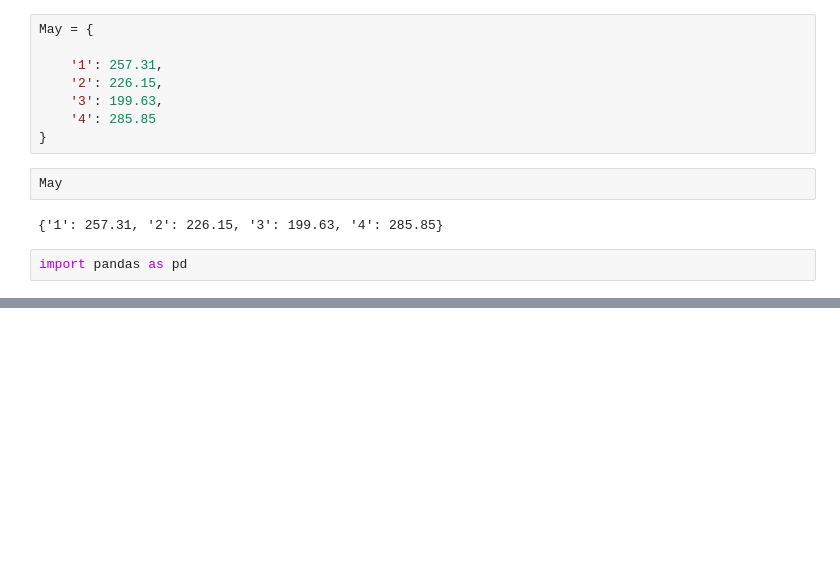
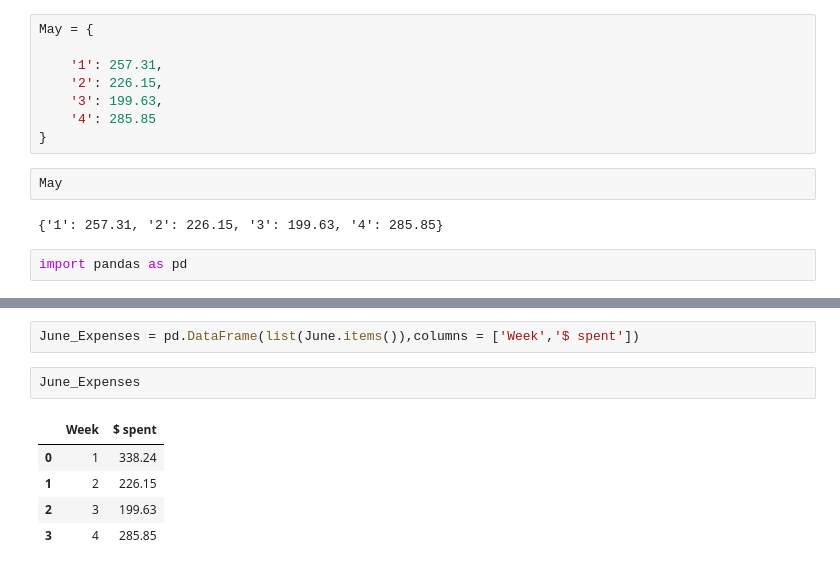
Before and after one commit to bossiilaria/Python, a Jupyter notebook: Budget.ipynb, the cells around one changed output, grey strips where cells are left out. Drawn from its saved outputs; the diff is of its cells as text; blank space fills up the shorter version.

```diff
--- a/Budget.ipynb
+++ b/Budget.ipynb
@@ -34,0 +47,10 @@ df.plot(x ='Week', y='$ spent')
+# %%
+June_Expenses = pd.DataFrame(list(June.items()),columns = ['Week','$ spent'])
+# %%
+June_Expenses
+# %% [output]
+|  | Week | $ spent |
+| 0 | 1 | 338.24 |
+| 1 | 2 | 226.15 |
+| 2 | 3 | 199.63 |
+| 3 | 4 | 285.85 |
```
Also changed, not shown: parts of 19 cells of this notebook, 9 other files.
